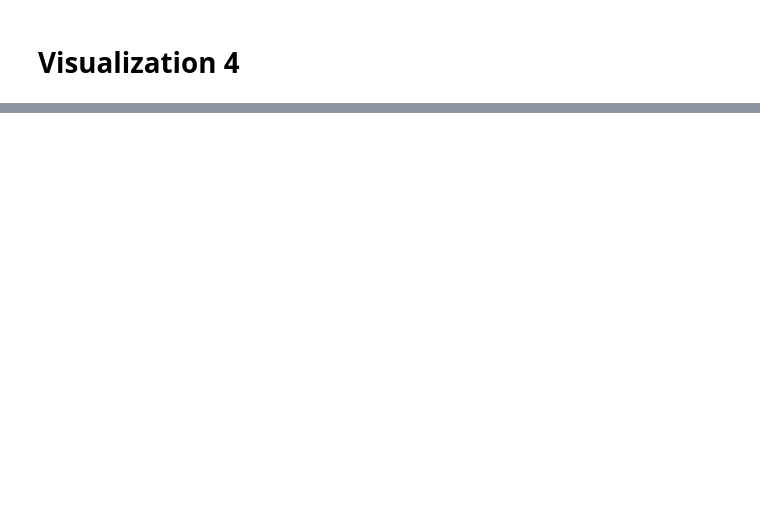
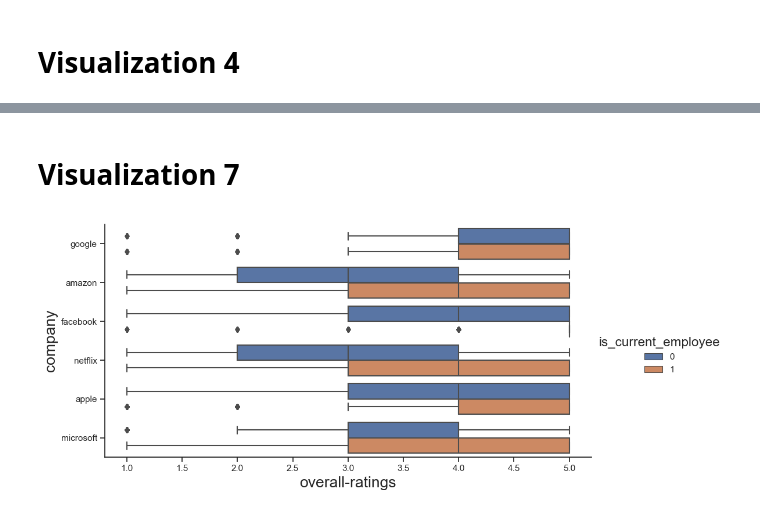
Before and after one commit to SanketBhaud/Sentiment_Analysis, a Jupyter notebook: Sentimental Analysis.ipynb, the cells around one changed output, grey strips where cells are left out. Saved outputs shown, nothing was run; the diff lists cells and outputs as text; code cells hidden in the pictures; blank space fills up the shorter version.

```diff
--- a/Sentimental Analysis.ipynb
+++ b/Sentimental Analysis.ipynb
@@ -414,0 +417,6 @@ py.iplot(fig)
+# %%
+rating_cols = ["overall-ratings", "work-balance-stars", "culture-values-stars",
+       "carrer-opportunities-stars", "comp-benefit-stars",
+       "senior-mangemnet-stars"]
+# %%
+df[rating_cols] = df[rating_cols].apply(pd.to_numeric, errors='coerce')
@@ -414,0 +528,17 @@ py.iplot(fig)
+# %% [markdown]
+# Visualization 7
+# %%
+df['is_current_employee'] = df['job-title'].apply(lambda x: 1 if 'Current' in x else 0)
+df['is_high_Overall'] = df['overall-ratings'].apply(lambda x: 1 if x>3 else 0)
+df['is_high_worbalance']= df['work-balance-stars'].apply(lambda x: 1 if x >3 else 0)
+df['is_high_culturevalue']= df['culture-values-stars'].apply(lambda x: 1 if x >3 else 0)
+df['is_high_careeropp']= df['carrer-opportunities-stars'].apply(lambda x: 1 if x >3 else 0)
+df['is_high_compbenefit']= df['comp-benefit-stars'].apply(lambda x: 1 if x >3 else 0)
+df['is_high_srmngmt']= df['senior-mangemnet-stars'].apply(lambda x: 1 if x >3 else 0)
+# %%
+import seaborn as sns
+import matplotlib.pyplot as plt
+sns.catplot(x = 'overall-ratings', y = 'company',hue= 'is_current_employee', data = df, kind ='box', aspect =2)
+plt.show()
+# %% [output]
+[figure, added]
```
Also changed, not shown: parts of 10 cells of this notebook.
